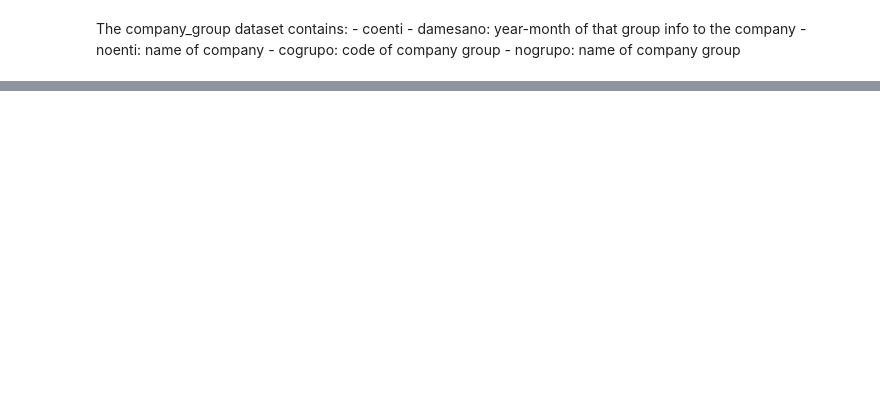
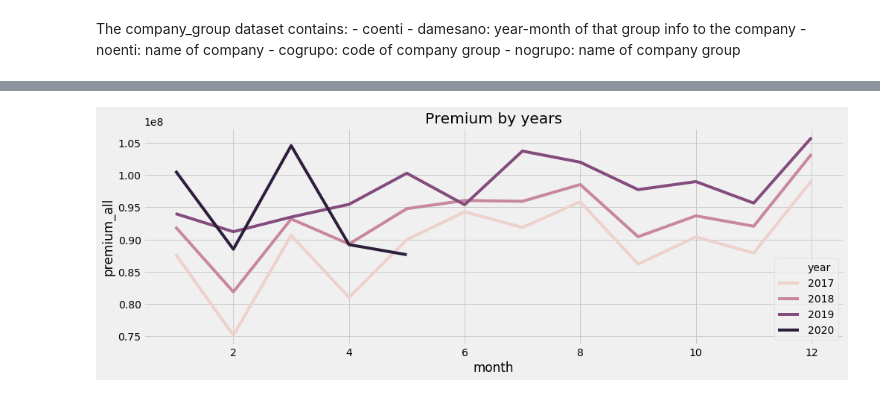
Before and after one commit to Lucas-Correa/Insurance-Market-Changes, a Jupyter notebook: Mercado Segurador.ipynb, the cells around one changed output, grey strips where cells are left out. Cells and saved outputs as stored; diff of their text form; code cells hidden in the pictures; blank space fills up the shorter version.

```diff
--- a/Mercado Segurador.ipynb
+++ b/Mercado Segurador.ipynb
@@ -133,0 +158,9 @@ premium_comparison.head()
+# %%
+risk_data = foresight[foresight.tipoProd=='PrevTrad']
+
+risk_data['damesano'] = pd.to_datetime(risk_data['damesano'],format='%Y%m')
+risk_data = risk_data[risk_data.damesano.dt.year>2016]
+
+risk_data[['contrib','benef']] = risk_data[['contrib','benef']].replace('(,)','.',regex=True).apply(pd.to_numeric, errors='coerce').abs()
+risk_data.drop('tipoProd',axis=1,inplace=True)
+risk_data.head()
@@ -187,6 +237,8 @@ The company_group dataset contains:
     - cogrupo: code of company group
     - nogrupo: name of company group
 # %%
+company_goup = comanies_holdings.copy()
+
 #chosing only the latest group names
 company_goup_key = company_goup.groupby('coenti').max().reset_index()[['coenti','damesano']]
 company_goup = company_goup.merge(company_goup_key,how='inner',left_on=['coenti','damesano'],right_on=['coenti','damesano'])
@@ -201,3 +253,5 @@ company_goup = company_goup[['coenti','nogrupo']]
 company_goup.replace(['Zurich Santander Brasil Seguros e Previdencia S/A','ZURICH BRASIL COMPANHIA DE SEGUROS'],
                      'ZURICH',
                      inplace=True)
+
+company_goup.head()
@@ -261,0 +265,7 @@ array([6319, 6596], dtype=int64)
+# %%
+#combinig the data sets
+final_dataset = company_goup.merge(premium_comparison,left_on='coenti',right_on='coenti')
+final_dataset = final_dataset.merge(risk_data,left_on=['coenti','damesano'],right_on=['coenti','damesano'],how='left')
+final_dataset = final_dataset.merge(income_statment,left_on=['coenti','damesano'],right_on=['coenti','damesano'])
+
+final_dataset.head()
@@ -261,0 +288,14 @@ array([6319, 6596], dtype=int64)
+# %%
+final_dataset.premium_life = final_dataset.premium_life + final_dataset.contrib
+final_dataset.premium_all = final_dataset.premium_all + final_dataset.contrib
+final_dataset.insurance_claimed = final_dataset.insurance_claimed + final_dataset.benef
+
+#ae_proportion = final_dataset.premium_life/final_dataset.premium_all
+#final_dataset['OEI'] = -final_dataset.ae * ae_proportion / final_dataset.premium_life
+final_dataset['loss_ratio'] = final_dataset.insurance_claimed / final_dataset.premium_life
+final_dataset['combined'] = (final_dataset.comercial_expanses + final_dataset.insurance_claimed) / final_dataset.premium_life
+
+final_dataset = final_dataset.sort_values(['coenti','damesano'])
+final_dataset['pct'] = final_dataset.groupby(['coenti','nogrupo']).apply(lambda x: x['premium_life'].pct_change()).values
+
+final_dataset.head()
@@ -261,0 +318,11 @@ array([6319, 6596], dtype=int64)
+# %%
+pre = final_dataset.groupby(final_dataset.damesano).mean().reset_index()
+pre['year'] = pre.damesano.dt.year
+pre['month'] = pre.damesano.dt.month
+
+ax = sns.lineplot(x="month", y="premium_all", hue="year",markers=True,dashes=False,data=pre)
+ax.set_title("Premium by years")
+
+plt.savefig('/Users/Lucas/Desktop/premio_anos.jpeg')
+# %% [output]
+[figure, added]
```
Also changed, not shown: parts of 21 cells of this notebook.
